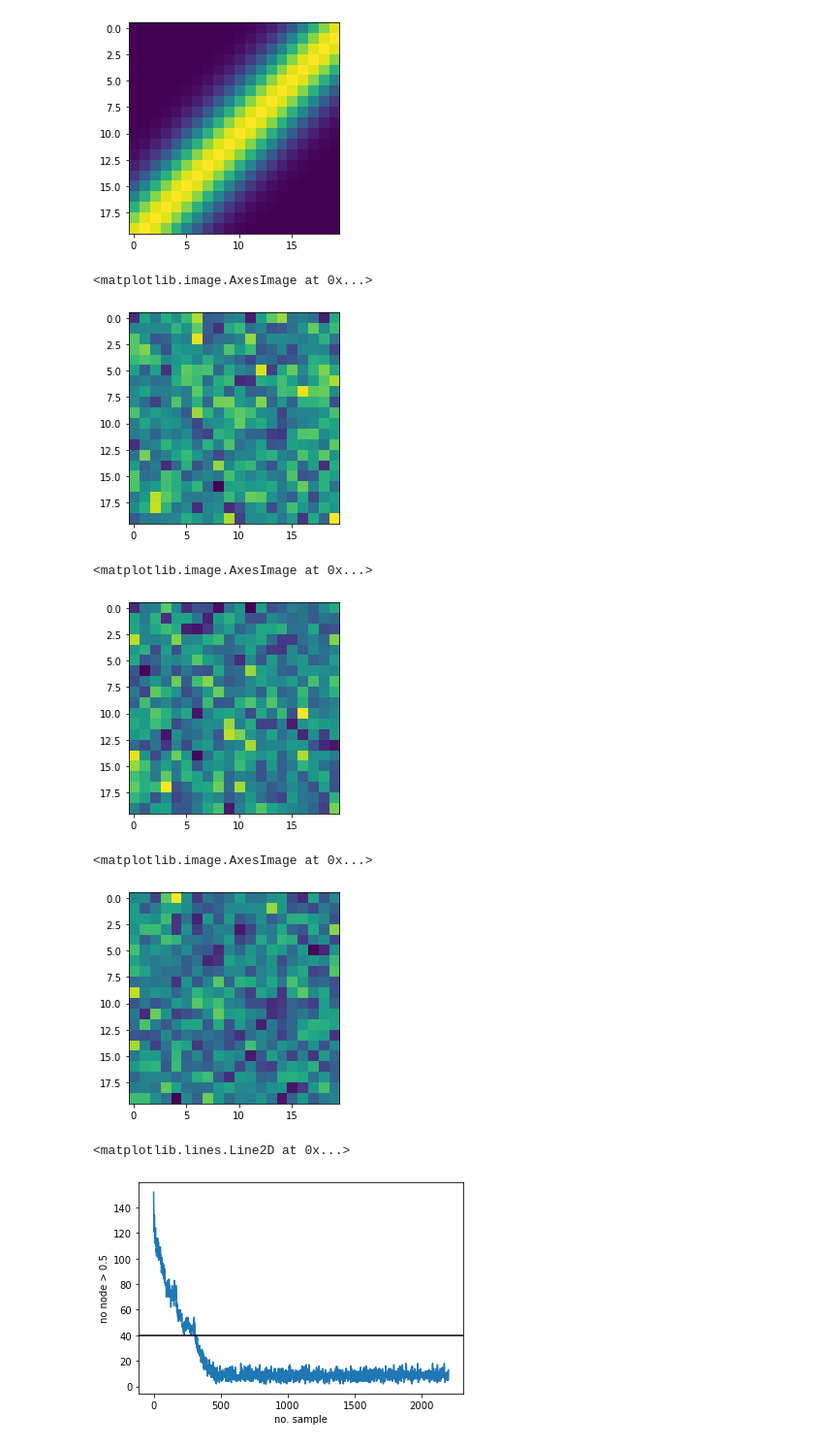
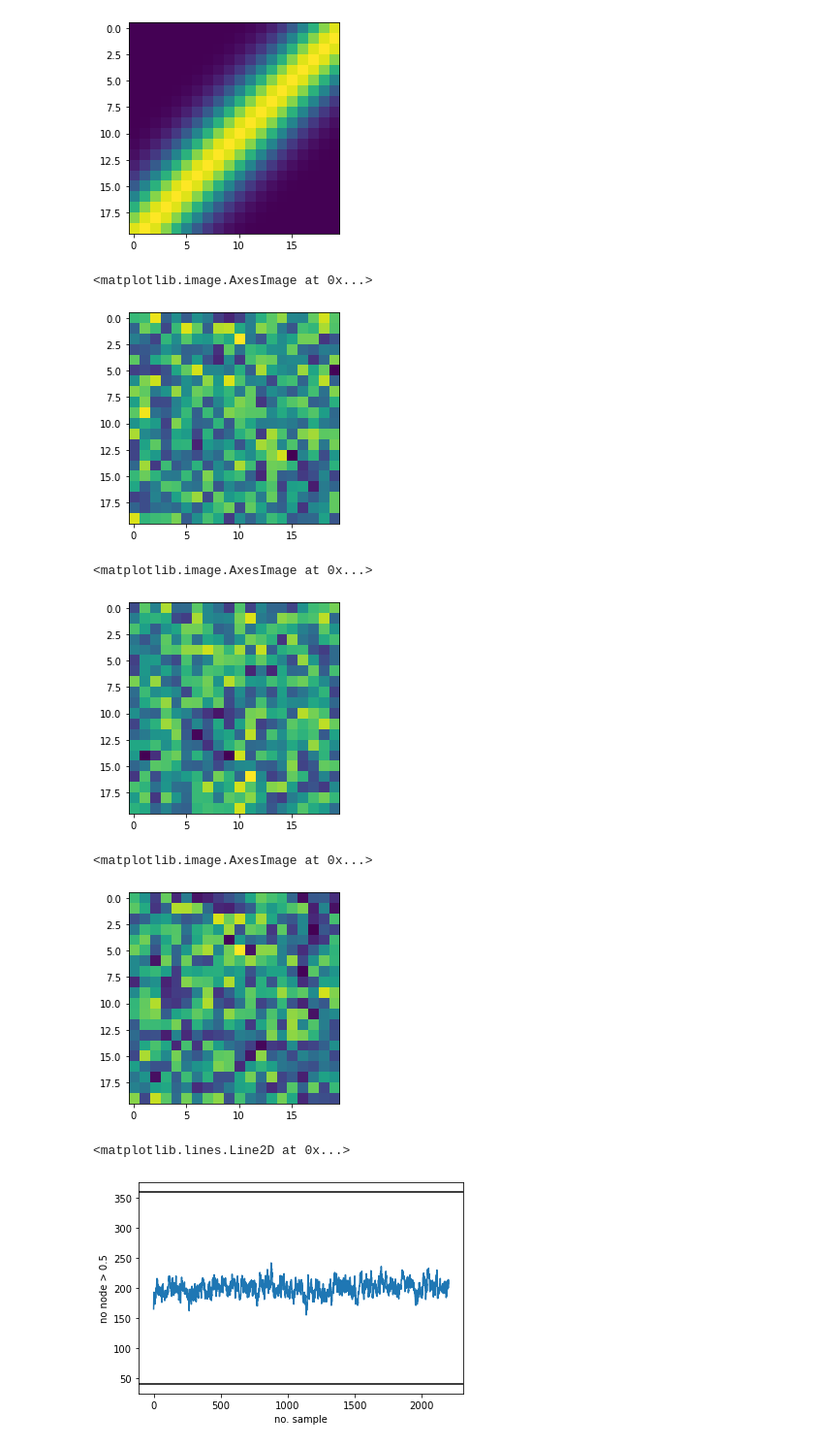
Before and after one commit to yy495/bistable_perception_project, a Jupyter notebook: gershman_2012_no_double_zero_scale_up.ipynb, the cells around one changed output. Shown at 97% size. Cells and saved outputs as stored; diff of their text form; code cells hidden in the pictures.

Commit message:
minor update on plot

```diff
--- a/gershman_2012_no_double_zero_scale_up.ipynb
+++ b/gershman_2012_no_double_zero_scale_up.ipynb
@@ -274,23 +274,23 @@ plt.imshow(x_r)
 <matplotlib.image.AxesImage at 0x...>
 [figure]
 # %%
-var_l,var_r,beta,gamma,alpha,tau,b,dim,p,no_sample = 0.001,0.001,100,100,0,1/100,0.5*np.ones((10,20,20)),20,10,2200
+var_l,var_r,beta,gamma,alpha,tau,b,dim,p,no_sample = 0.001,0.001,10,10,0,1/100,0.5*np.ones((10,20,20)),20,10,2200
 s_0001_0001, pi_l_l_0001_0001, pi_r_l_0001_0001 = simulation_new(var_l,var_r,beta,gamma,alpha,tau,b,dim,p,no_sample)
 # %%
 plt.imshow(s_0001_0001[1000,2,:,:])
 # %% [output]
 <matplotlib.image.AxesImage at 0x...>
-[figure, old version]
+[figure, new version]
 # %%
 plt.imshow(s_0001_0001[1100,2,:,:])
 # %% [output]
 <matplotlib.image.AxesImage at 0x...>
-[figure, old version]
+[figure, new version]
 # %%
 plt.imshow(s_0001_0001[2199,2,:,:])
 # %% [output]
 <matplotlib.image.AxesImage at 0x...>
-[figure, old version]
+[figure, new version]
 # %%
 state_list = []
 s_0001_0001 = np.array(s_0001_0001)
@@ -302,9 +302,10 @@ for i in range(p):
 # %%
 state_array = np.array(state_list)
 plt.plot(state_array[2])
 plt.xlabel('no. sample')
 plt.ylabel('no node > 0.5')
 plt.axhline(y = 40, color = 'k')
+plt.axhline(y = 360, color = 'k')
 # %% [output]
 <matplotlib.lines.Line2D at 0x...>
-[figure, old version]
+[figure, new version]
```
